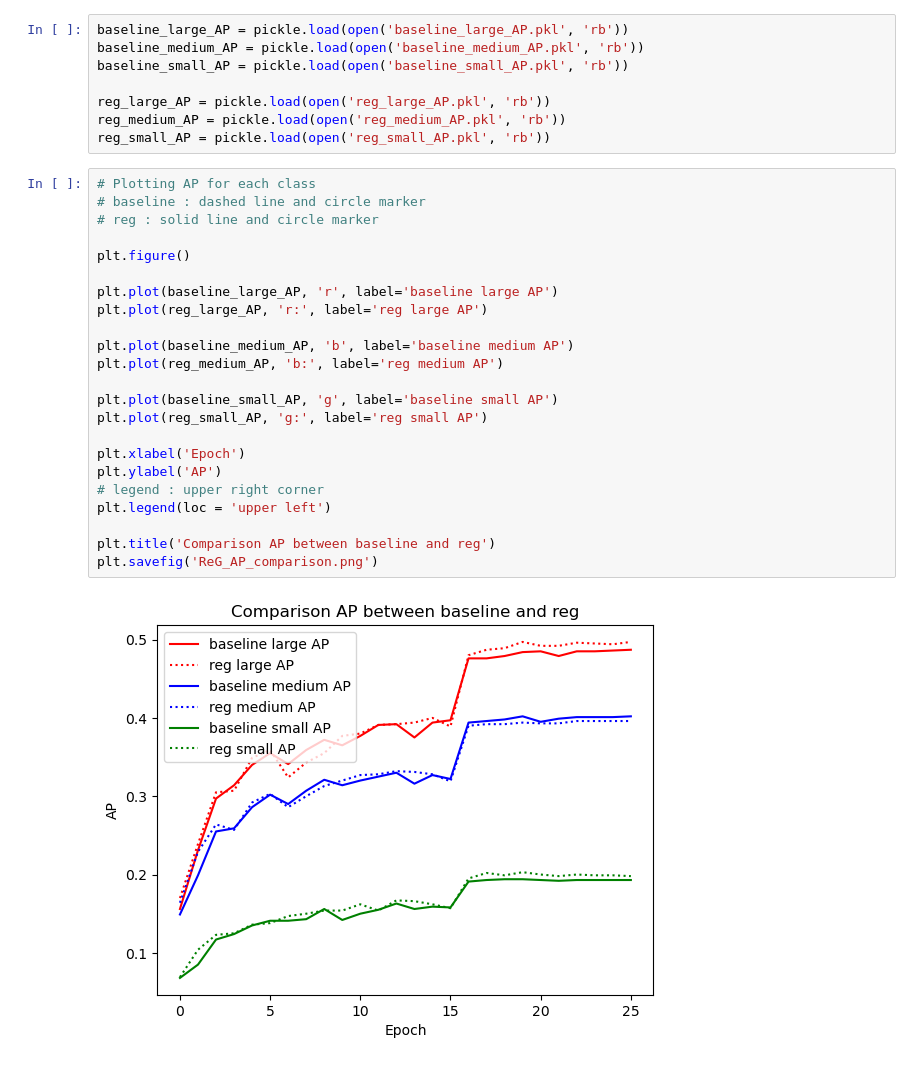
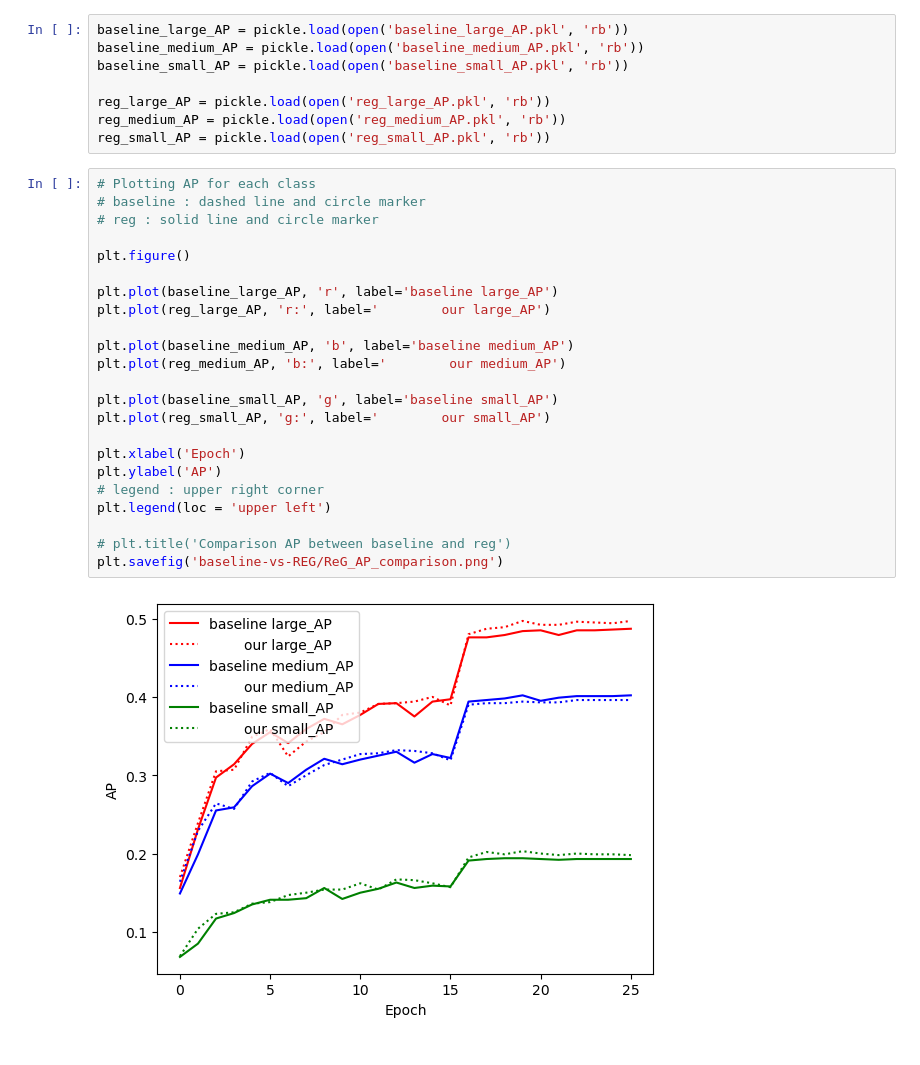
Before and after one commit to LeeHyungSeop/Feature-Enhancement-for-Object-Detectors, a Jupyter notebook: Figure/figure3.ipynb, the cells around one changed output. Drawn from its saved outputs; the diff is of its cells as text.

```diff
--- a/Figure/figure3.ipynb
+++ b/Figure/figure3.ipynb
@@ -114,25 +114,25 @@ reg_small_AP = pickle.load(open('reg_small_AP.pkl', 'rb'))
 # %%
 # Plotting AP for each class
 # baseline : dashed line and circle marker
 # reg : solid line and circle marker
 
 plt.figure()
 
-plt.plot(baseline_large_AP, 'r', label='baseline large AP')
-plt.plot(reg_large_AP, 'r:', label='reg large AP')
+plt.plot(baseline_large_AP, 'r', label='baseline large_AP')
+plt.plot(reg_large_AP, 'r:', label='        our large_AP')
 
-plt.plot(baseline_medium_AP, 'b', label='baseline medium AP')
-plt.plot(reg_medium_AP, 'b:', label='reg medium AP')
+plt.plot(baseline_medium_AP, 'b', label='baseline medium_AP')
+plt.plot(reg_medium_AP, 'b:', label='        our medium_AP')
 
-plt.plot(baseline_small_AP, 'g', label='baseline small AP')
-plt.plot(reg_small_AP, 'g:', label='reg small AP')
+plt.plot(baseline_small_AP, 'g', label='baseline small_AP')
+plt.plot(reg_small_AP, 'g:', label='        our small_AP')
 
 plt.xlabel('Epoch')
 plt.ylabel('AP')
 # legend : upper right corner
 plt.legend(loc = 'upper left')
 
-plt.title('Comparison AP between baseline and reg')
-plt.savefig('ReG_AP_comparison.png')
+# plt.title('Comparison AP between baseline and reg')
+plt.savefig('baseline-vs-REG/ReG_AP_comparison.png')
 # %% [output]
-[figure, old version]
+[figure, new version]
```
Also changed, not shown: parts of 3 cells of this notebook, 17 other files.
